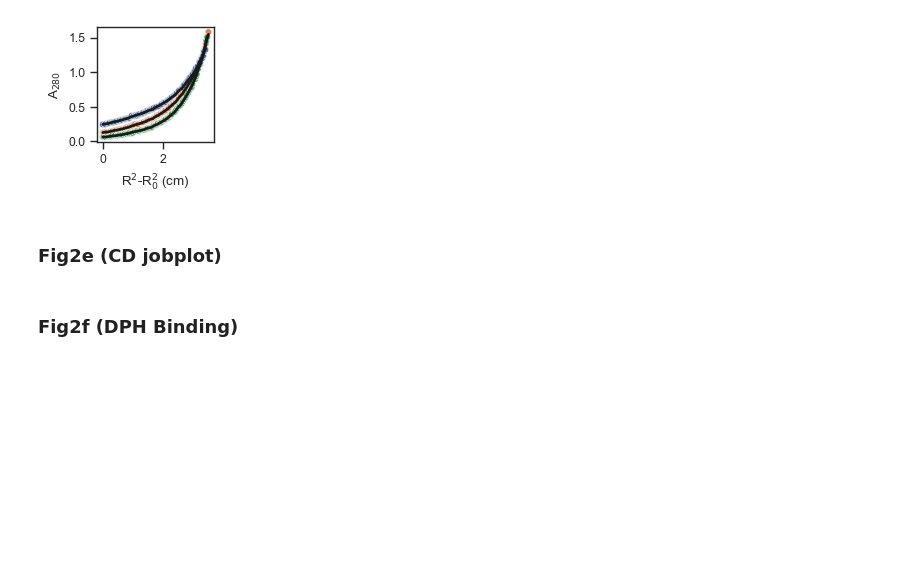
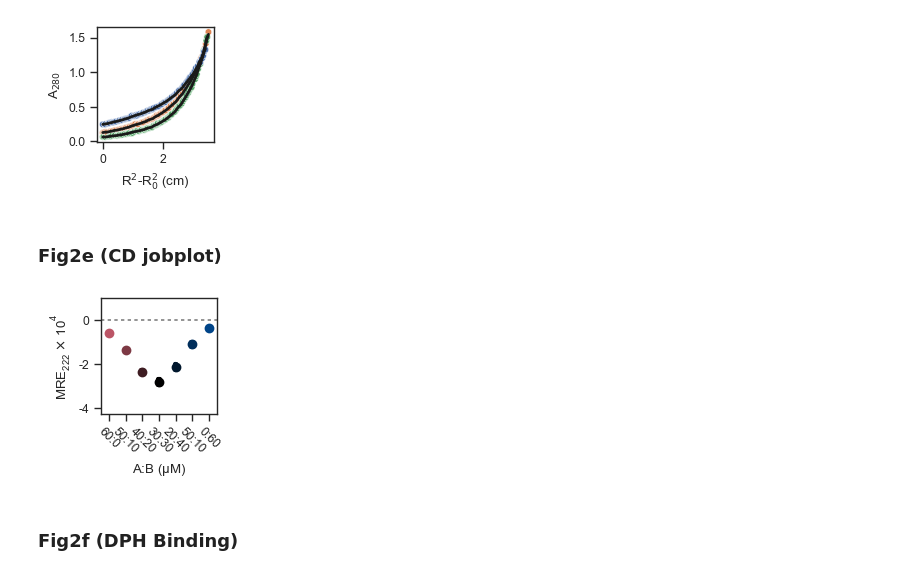
Before and after one commit to woolfson-group/A3B3_paper_code, a Jupyter notebook: notebooks/MS_figure_code.ipynb, the cells around one changed output. Cells and saved outputs as stored; diff of their text form; code cells hidden in the pictures; blank space fills up the shorter version.

```diff
--- a/notebooks/MS_figure_code.ipynb
+++ b/notebooks/MS_figure_code.ipynb
@@ -17,6 +17,7 @@ sys.path.append('../src')
 from data_vis_utils import *
 
 data_dir = Path('../../data')
+figure_dir = Path('../../figures')
 # %% [markdown]
 ## Fig2
 # %% [markdown]
@@ -232,35 +232,37 @@ jobplot_df = jobplot_df.sort_values('ratio')
 # plot data
 custom_palette = sns.blend_palette(['#bb5566', 'black', '#004488'], n_colors=7)
 
 sns.set(rc={'figure.figsize':[1.5,1.5], "font.family":"Arial"}, style='ticks', context='paper')
 
 job_ax = plt.subplot2grid((1,1), (0,0))
 
 sns.pointplot(
     data = jobplot_df.query('wavelength_nm==222'),
     x='ratio',
     y='mre',
     hue='ratio',
     errorbar='sd',
     palette=custom_palette,
     capsize=0.1,
     err_kws={'linewidth': 3},
     ax=job_ax
 )
 job_ax.get_legend().remove()
 job_ax.set(
     xlabel=r'A:B ($\regular{\mu}M$)',
-    ylabel=r'MRE$\regular{_{222}}$ $\times$ 10$\regular{^{-4}}$',
+    ylabel=r'MRE$\regular{_{222}}$ $\times$ 10$\regular{^4}$',
     yticks=[0,-20_000,-40_000],
     yticklabels=[0,-2,-4],
     ylim=[-42500, 10_000]
 )
 
 job_ax.set_xticklabels(['60:0', '50:10', '40:20', '30:30', '20:40', '50:10', '0:60'], rotation=-45)
 
 job_ax.axhline(0, dashes=(2,2), color='.5', zorder=0)
 
-# plt.savefig('../../figuresfigures/fig2/fig2e.svg', format='svg', transparent=True);
+plt.savefig(figure_dir / 'fig2' / 'fig2e.svg', format='svg', transparent=True);
+# %% [output]
+[figure, added]
 # %% [markdown]
 ### Fig2f (DPH Binding)
 # %%
```
Also changed, not shown: parts of 2 cells of this notebook, 1 other file.
